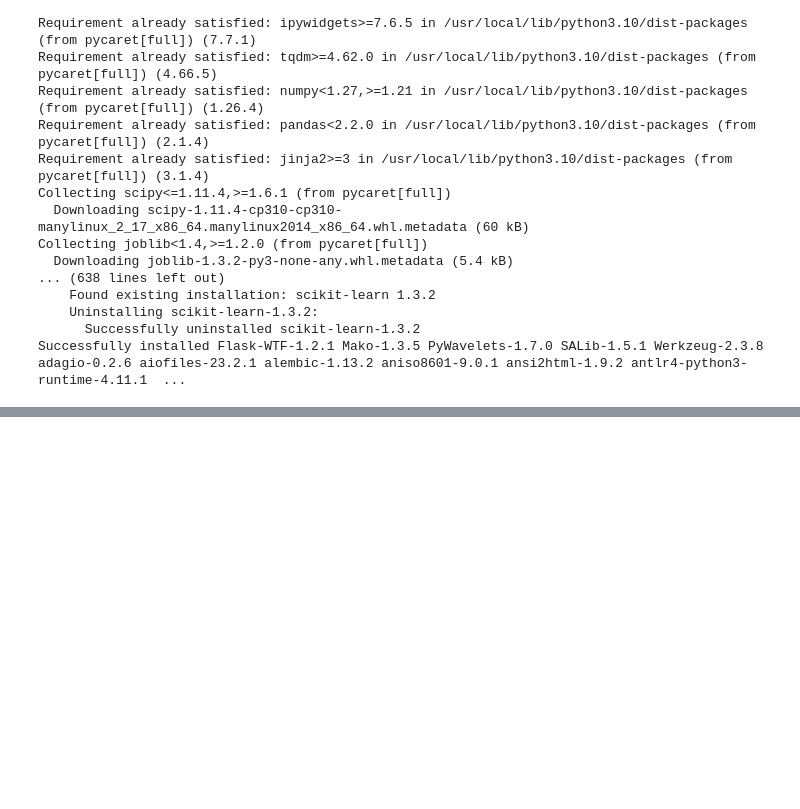
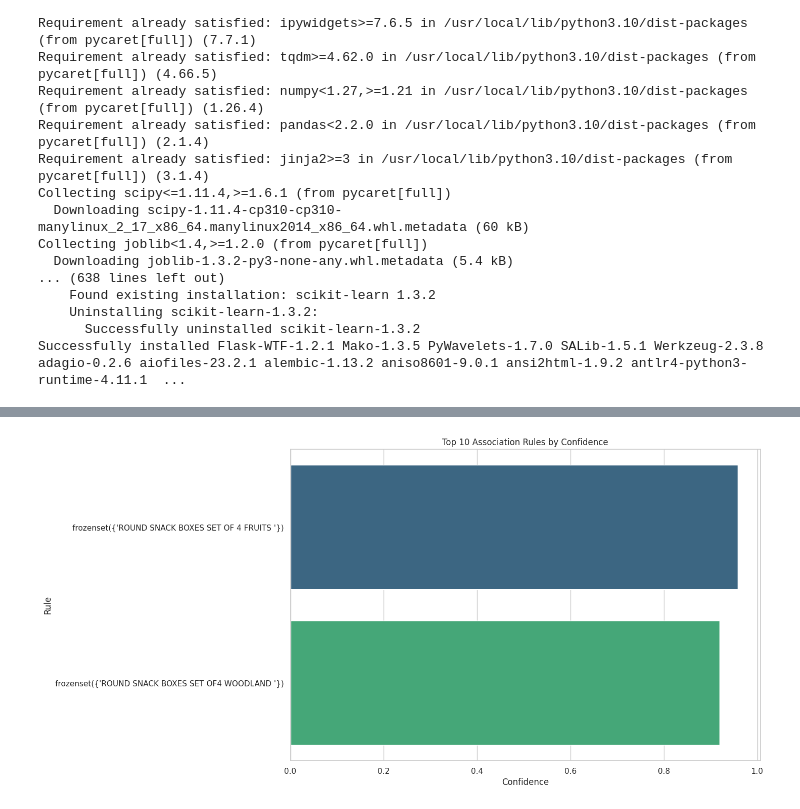
Before and after one commit to chandini2595/CMPE255_Assignment3, a Jupyter notebook: Pycaret_Association_Rule_Mining.ipynb, the cells around one changed output, grey strips where cells are left out. Drawn from its saved outputs; the diff is of its cells as text; code cells hidden in the pictures; blank space fills up the shorter version.

```diff
--- a/Pycaret_Association_Rule_Mining.ipynb
+++ b/Pycaret_Association_Rule_Mining.ipynb
@@ -119,0 +104,10 @@ plt.show()
+# %%
+t = r.sort_values(by='confidence', ascending=False).head(10)
+plt.figure(figsize=(12, 8))
+sns.barplot(data=t, x='confidence', y='antecedents', palette='viridis')
+plt.title('Top 10 Association Rules by Confidence')
+plt.xlabel('Confidence')
+plt.ylabel('Rule')
+plt.show()
+# %% [output]
+[figure, added]
```
Also changed, not shown: parts of 13 cells of this notebook.
